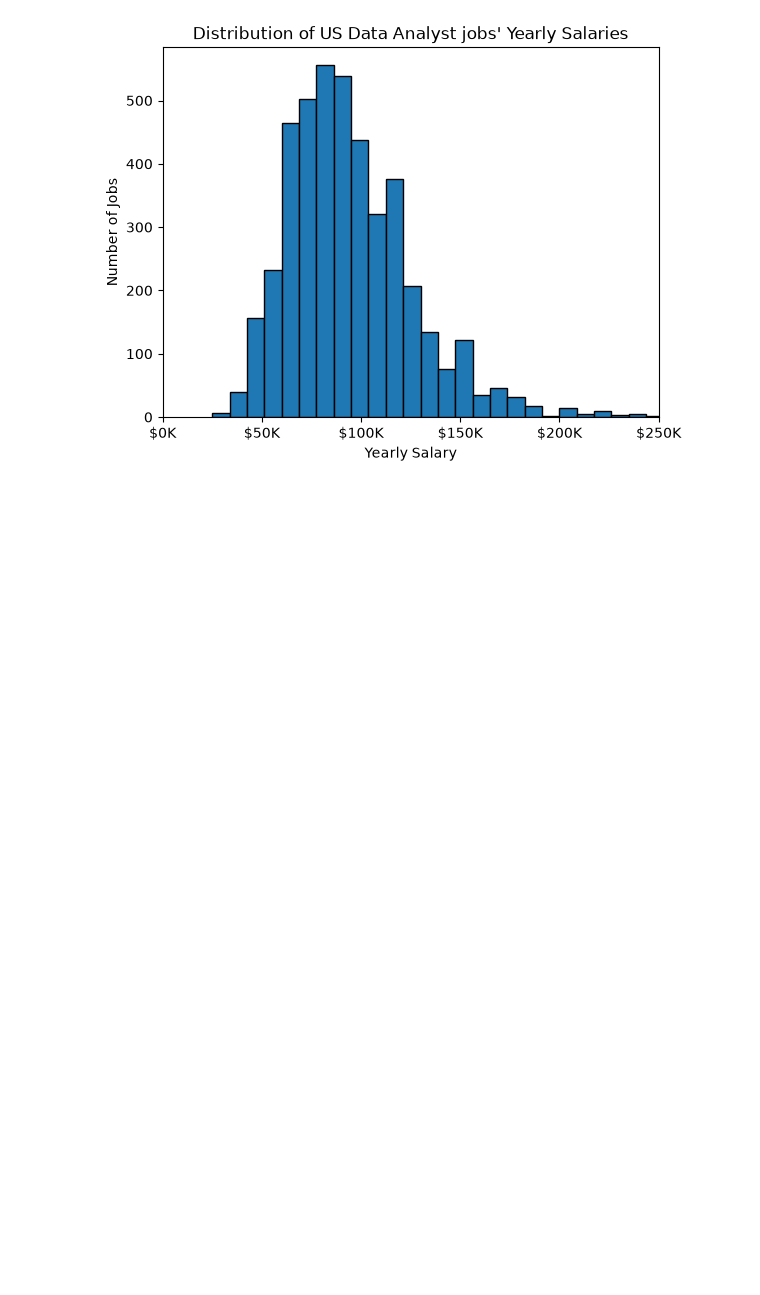
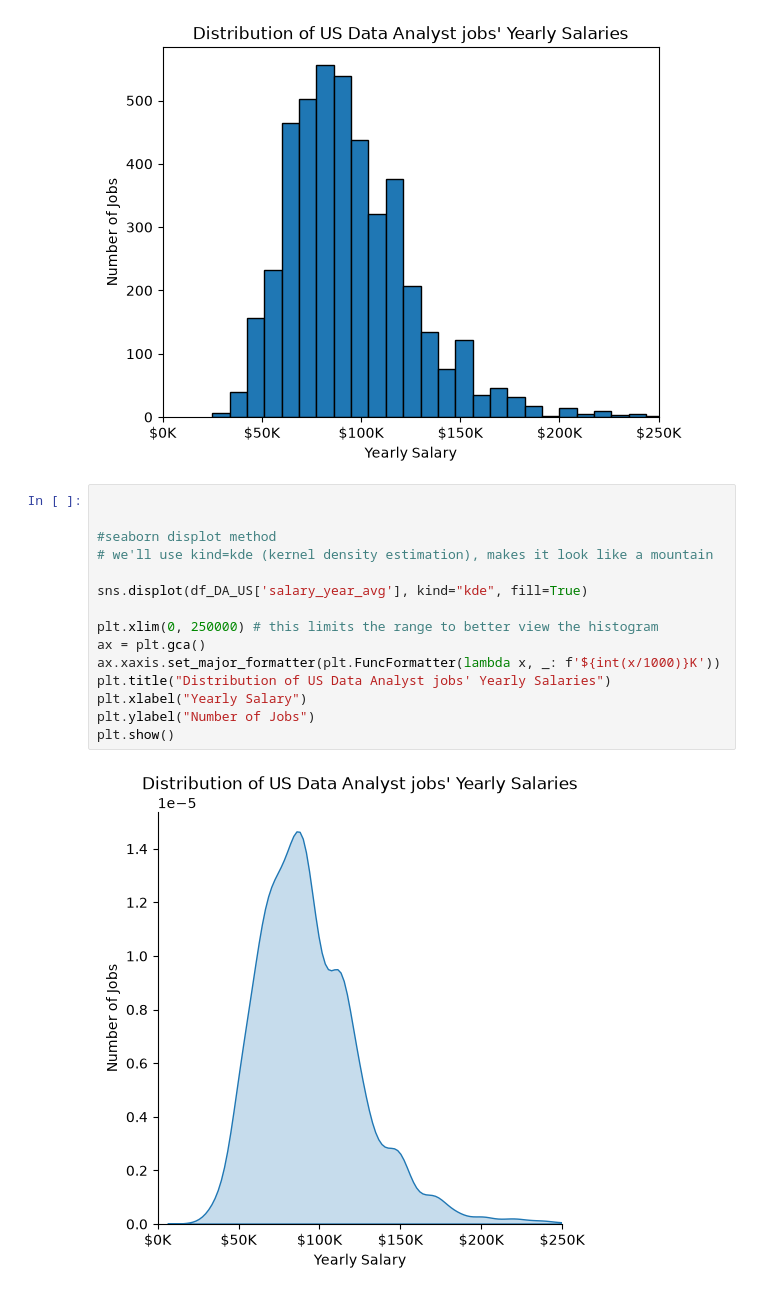
Before and after one commit to stuartcodd5/Python_Data_Project, a Jupyter notebook: Advanced/17_Matplotlib_Histograms.ipynb, the cells around one changed output. Saved outputs shown, nothing was run; the diff lists cells and outputs as text; blank space fills up the shorter version.

```diff
--- a/Advanced/17_Matplotlib_Histograms.ipynb
+++ b/Advanced/17_Matplotlib_Histograms.ipynb
@@ -35,3 +34,20 @@ plt.ylabel("Number of Jobs")
 plt.show()
 # %% [output]
 [figure]
+# %%
+
+
+#seaborn displot method
+# we'll use kind=kde (kernel density estimation), makes it look like a mountain
+
+sns.displot(df_DA_US['salary_year_avg'], kind="kde", fill=True)
+
+plt.xlim(0, 250000) # this limits the range to better view the histogram
+ax = plt.gca()
+ax.xaxis.set_major_formatter(plt.FuncFormatter(lambda x, _: f'${int(x/1000)}K'))
+plt.title("Distribution of US Data Analyst jobs' Yearly Salaries")
+plt.xlabel("Yearly Salary")
+plt.ylabel("Number of Jobs")
+plt.show()
+# %% [output]
+[figure, added]
```
Also changed, not shown: parts of 2 cells of this notebook, 14 other files.
